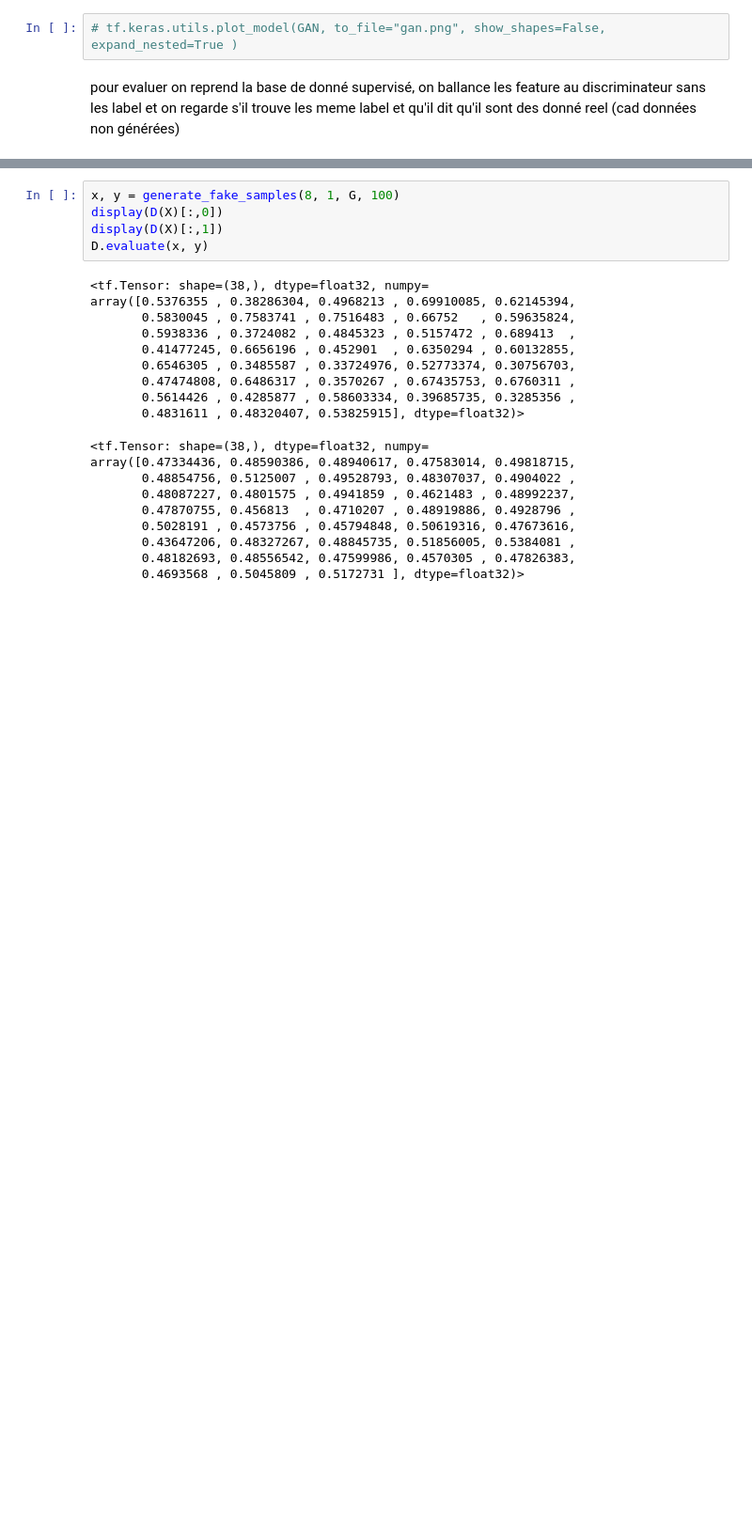
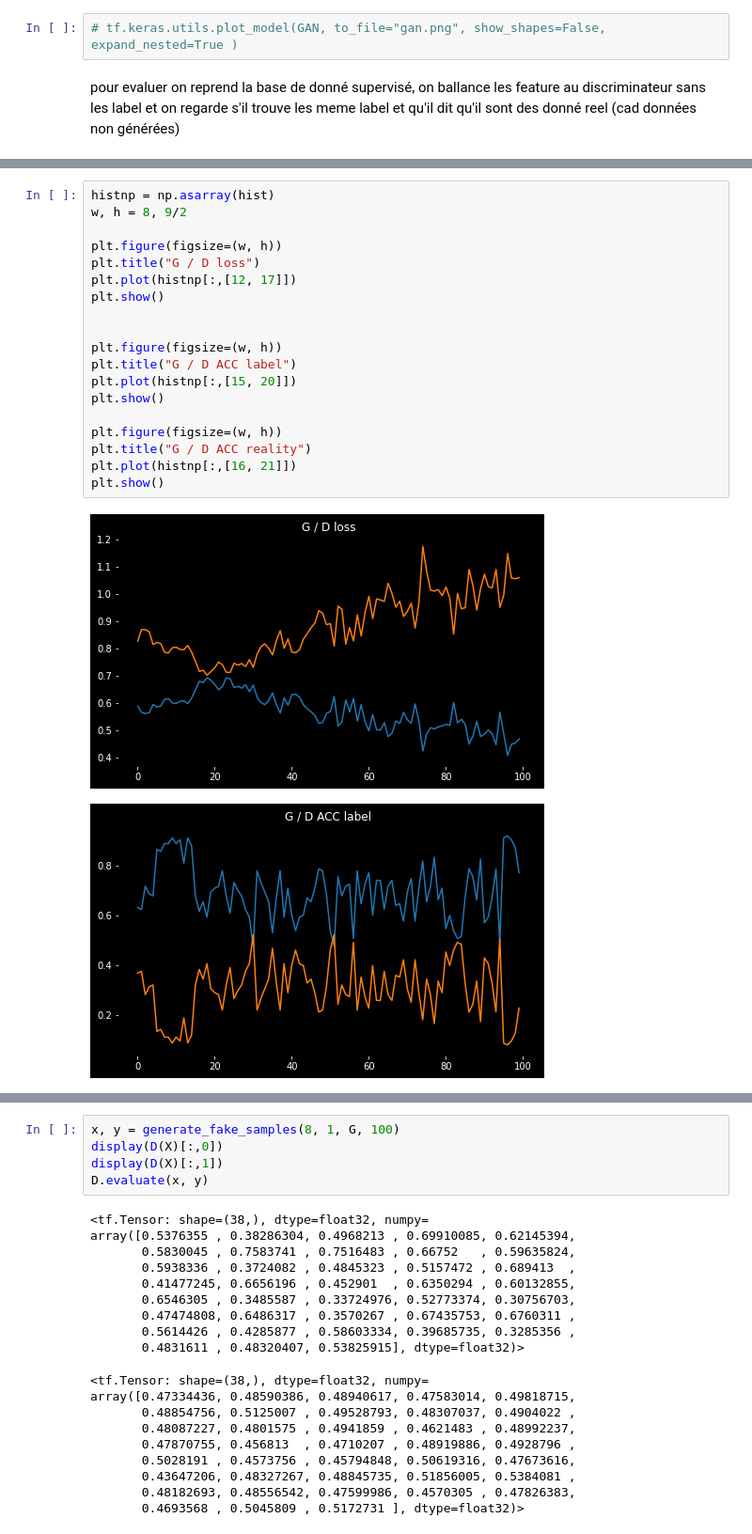
Before and after one commit to DylanBaptiste/TER-M2, a Jupyter notebook: main copy 2.ipynb, the cells around one changed output, grey strips where cells are left out. Shown at 94% size. Cells and saved outputs as stored; diff of their text form; blank space fills up the shorter version.

```diff
--- a/main copy 2.ipynb
+++ b/main copy 2.ipynb
@@ -335,0 +284,22 @@ plt.show()
+# %%
+histnp = np.asarray(hist)
+w, h = 8, 9/2
+
+plt.figure(figsize=(w, h))
+plt.title("G / D loss")
+plt.plot(histnp[:,[12, 17]])
+plt.show()
+
+
+plt.figure(figsize=(w, h))
+plt.title("G / D ACC label")
+plt.plot(histnp[:,[15, 20]])
+plt.show()
+
+plt.figure(figsize=(w, h))
+plt.title("G / D ACC reality")
+plt.plot(histnp[:,[16, 21]])
+plt.show()
+# %% [output]
+[figure, added]
+[figure, added]
```
Also changed, not shown: parts of 16 cells of this notebook, 3 other files.
